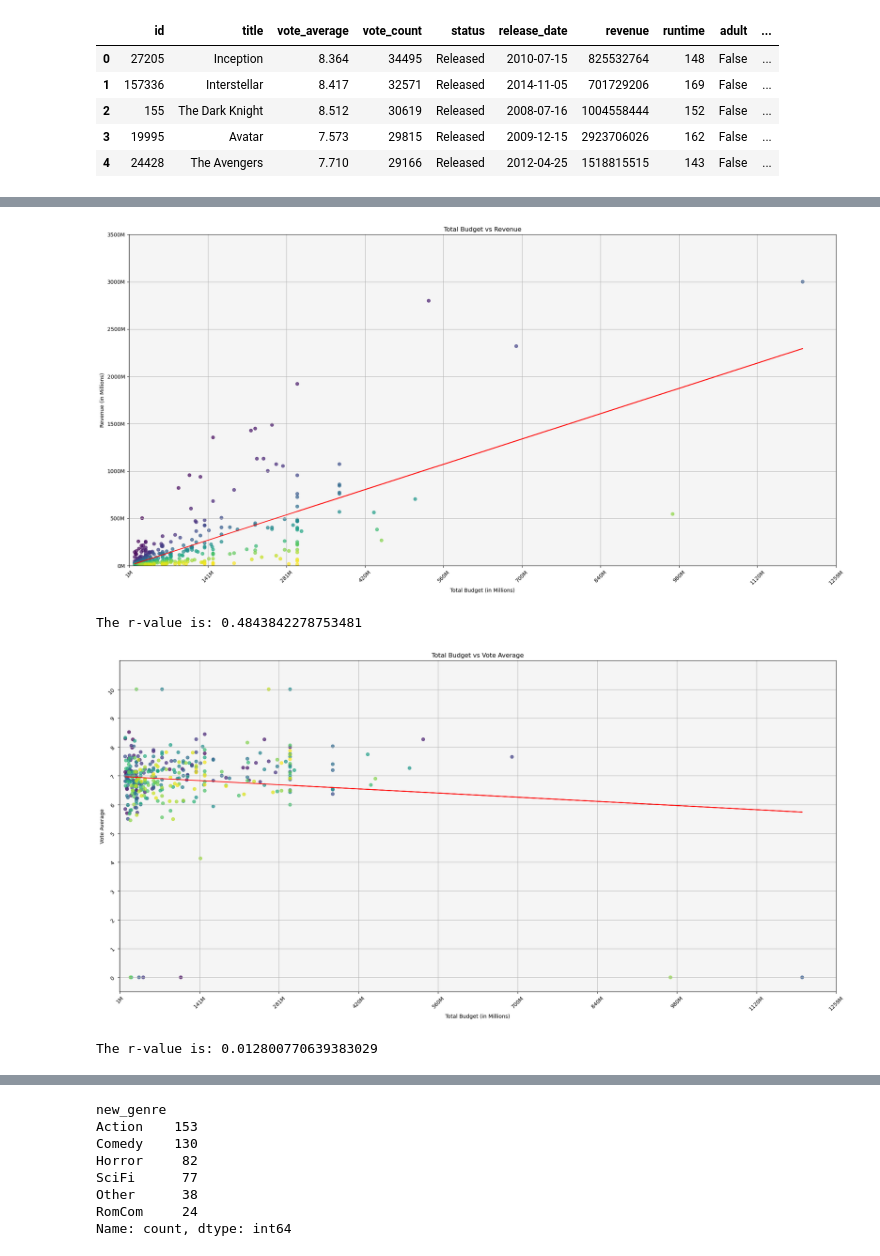
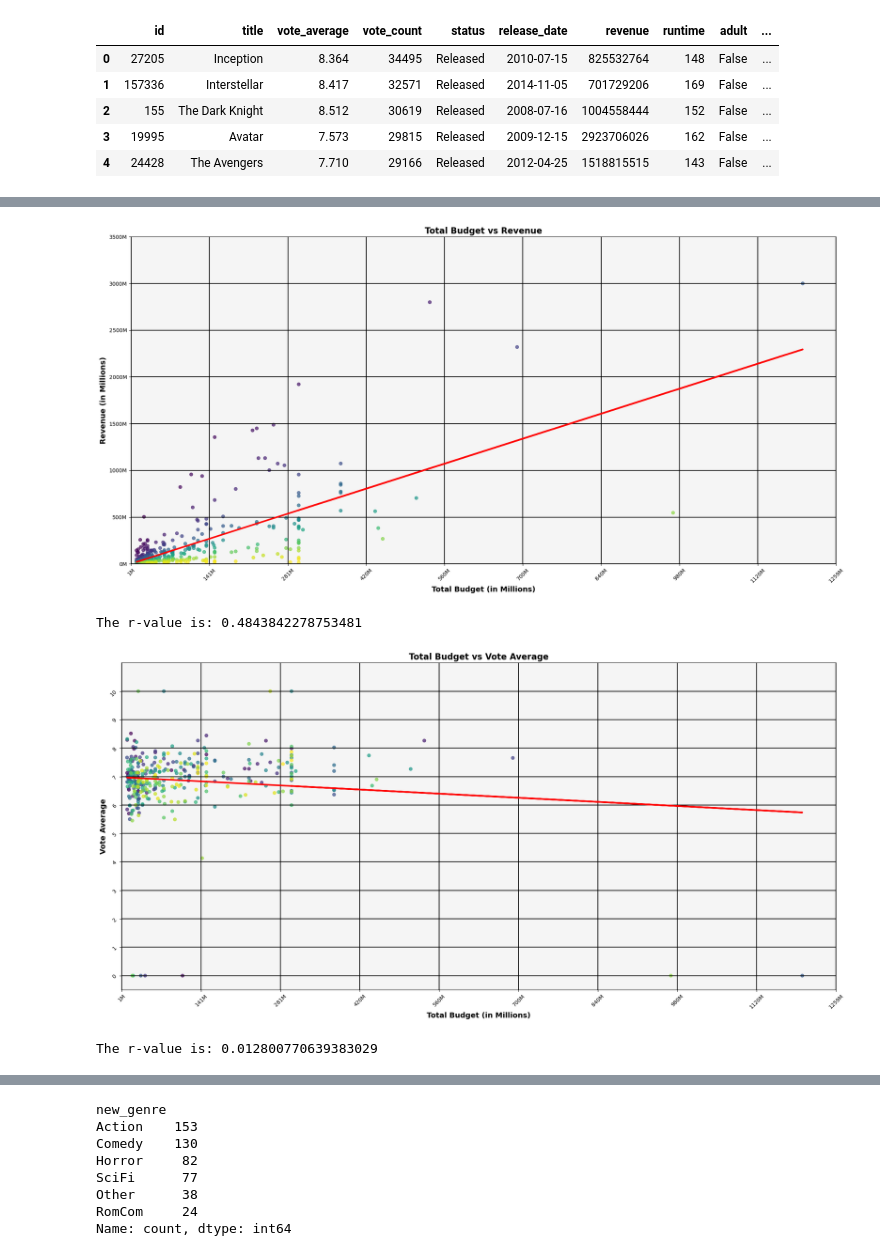
Before and after one commit to Levifahring/movie_project_one, a Jupyter notebook: project.ipynb, the cells around one changed output, grey strips where cells are left out. Saved outputs shown, nothing was run; the diff lists cells and outputs as text; code cells hidden in the pictures.

```diff
--- a/project.ipynb
+++ b/project.ipynb
@@ -219,15 +214,15 @@ plt.gca().xaxis.set_major_formatter(FuncFormatter(millions))
 plt.gca().yaxis.set_major_formatter(FuncFormatter(millions_y))
 
 # Add grid lines for better visualization
-plt.grid(True)
+plt.grid(True, linewidth = 1.5, color="black")
 
 regress_values, r_squared, line_eq = linear_regression(x_value, y_value)
-plt.plot(x_value, regress_values, "r-")
+plt.plot(x_value, regress_values, "r-", linewidth = 3)
 
 # Add labels and title for better understanding
-plt.xlabel("Total Budget (in Millions)")
-plt.ylabel("Revenue (in Millions)")
-plt.title("Total Budget vs Revenue")
+plt.xlabel("Total Budget (in Millions)", fontweight = 'bold', fontsize = 14)
+plt.ylabel("Revenue (in Millions)", fontweight = 'bold', fontsize = 14)
+plt.title("Total Budget vs Revenue", fontweight = 'bold', fontsize = 16)
 
 # Display the plot
 plt.tight_layout()  # Adjust layout to prevent clipping of tick-labels
@@ -235,7 +230,7 @@ plt.savefig("graphics/budget_revenue.png")
 plt.show()
 print(f"The r-value is: {r_squared}")
 # %% [output]
-[figure, old version]
+[figure, new version]
 The r-value is: 0.4843842278753481
 # %%
 # all movies Total Budget vs Voter Average
@@ -273,39 +268,39 @@ colors = plt.cm.viridis(np.linspace(0, 1, len(x_value)))  # Customize color
 plt.scatter(x_value, y_value, color=colors, alpha=0.7)  # Set alpha for visibility
 
 # Set x ticks explicitly with rotation
 plt.xticks(x_ticks, rotation=45)  # Rotate x ticks by 45 degrees
 
 # Set y ticks explicitly with rotation
 y_ticks = np.arange(0, 11, 1)  # Set y ticks from 0 to 10
 plt.yticks(y_ticks, rotation=45)  # Rotate y ticks by 45 degrees
 
 # Define a formatter function for the x-axis to convert to millions
 def millions(x, pos):
     return f'{x / 1_000_000:.0f}M'  # Format as millions
 
 # Apply the formatter to the x-axis
 plt.gca().xaxis.set_major_formatter(FuncFormatter(millions))
 
 # Add grid lines for better visualization
-plt.grid(True)
+plt.grid(True, linewidth = 1.5, color="black")
 
 # Optionally, add a linear regression line
 regress_values, r_squared, line_eq = linear_regression(x_value, y_value)
-plt.plot(x_value, regress_values, "r-")
+plt.plot(x_value, regress_values, "r-", linewidth = 3)
 
 # Add labels and title for better understanding
-plt.xlabel("Total Budget (in Millions)")
-plt.ylabel("Vote Average")
-plt.title("Total Budget vs Vote Average")
+plt.xlabel("Total Budget (in Millions)", fontweight = 'bold', fontsize = 14)
+plt.ylabel("Vote Average", fontweight = 'bold', fontsize = 14)
+plt.title("Total Budget vs Vote Average", fontweight = 'bold', fontsize = 16)
 
 # Display the plot
 plt.tight_layout()  # Adjust layout to prevent clipping of tick-labels
 plt.savefig("graphics/budget_vote_average.png")  # Save the figure
 plt.show()
 
 print(f"The r-value is: {r_squared}")
 # %% [output]
-[figure, old version]
+[figure, new version]
 The r-value is: 0.012800770639383029
 # %%
 
```
Also changed, not shown: parts of 6 cells of this notebook, 6 other files.
